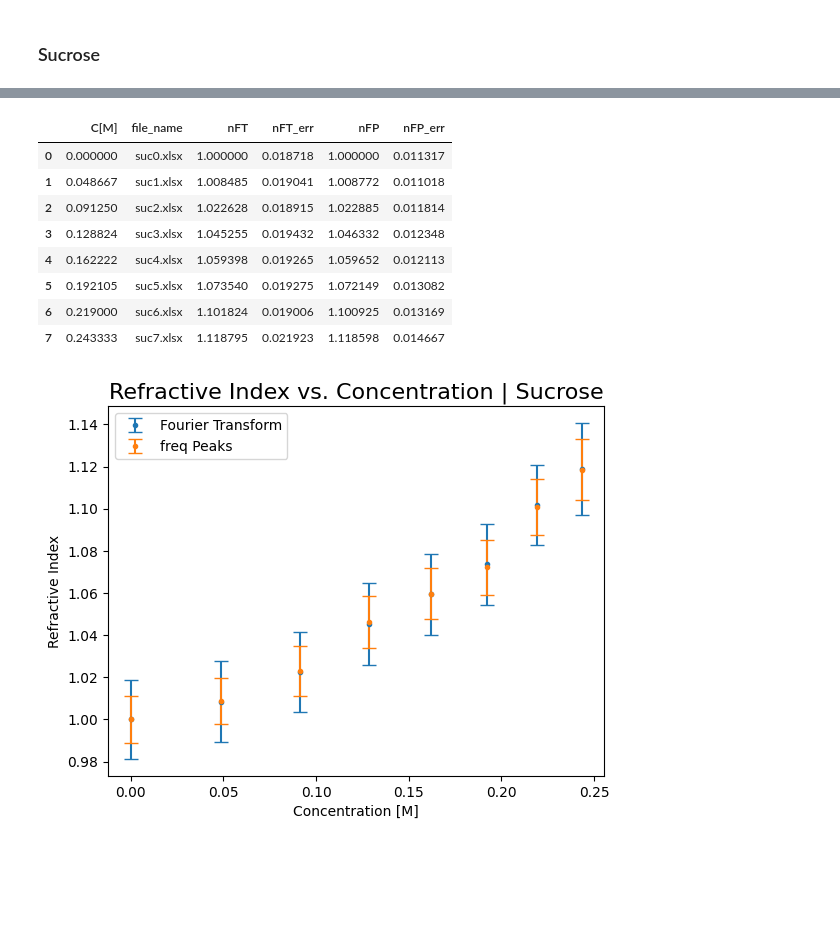
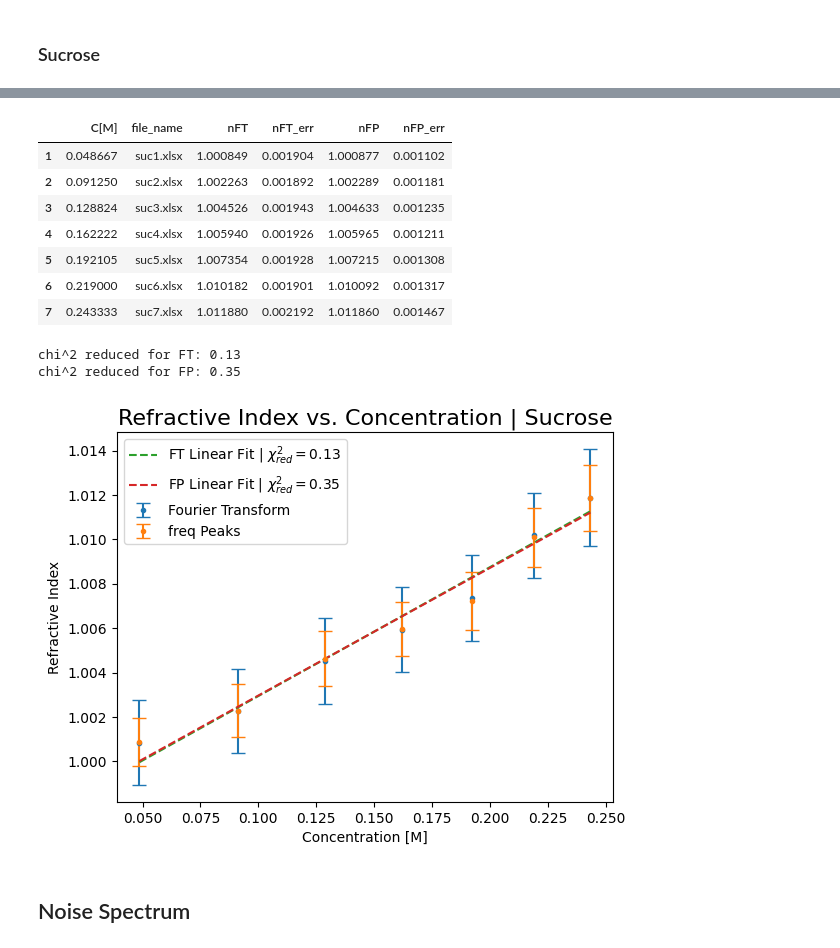
Before and after one commit to YehonathanBarda/PhyChemLab, a Jupyter notebook: Interferometry.ipynb, the cells around one changed output, grey strips where cells are left out. Saved outputs shown, nothing was run; the diff lists cells and outputs as text; code cells hidden in the pictures; blank space fills up the shorter version.

```diff
--- a/Interferometry.ipynb
+++ b/Interferometry.ipynb
@@ -484,9 +591,11 @@ plt.show()
 # %%
+from scipy.odr import ODR, Model, RealData
+
 concentration_file = os.path.join("interferometry_data","conc_interferometer.xlsx")
 concentration_data = pd.read_excel(concentration_file, sheet_name= 'sucrose - py')
 data_folder = os.path.join('interferometry_data','sucrose')
 reference_file = 'interferometry_data\sucrose\suc0.xlsx'
-d = 0.1e3 # cuvettes thickness in um
+d = 1e3 # cuvettes thickness in um
 
 delta_xFT_ref, delta_xFT_err_ref, delta_xFP_ref, delta_xFP_err_ref = calc_file2(reference_file,plot = False, width = 5, distance = 100, threshold = 2000) # um
 
@@ -494,14 +603,6 @@ FT_list = [delta_xFT_ref]
 FT_err_list = [delta_xFT_err_ref]
 FP_list = [delta_xFP_ref]
 FP_err_list = [delta_xFP_err_ref]
-
-# for file in concentration_data['file_name']:
-#     file_path = os.path.join(data_folder, file)
-#     delta_xFT_mes, delta_xFT_err_mes, delta_xFP_mes, delta_xFP_err_mes = calc_file2(file_path, plot = True, width = 5, distance = 70, threshold = 2000) # um
-#     FT_list.append(delta_xFT_mes)
-#     FT_err_list.append(delta_xFT_err_mes)
-#     FP_list.append(delta_xFP_mes)
-#     FP_err_list.append(delta_xFP_err_mes)
 
 
 file_path = os.path.join(data_folder, 'suc1.xlsx')
@@ -540,41 +641,80 @@ FP_list.append(delta_xFP_mes)
 FP_err_list.append(delta_xFP_err_mes)
 
 file_path = os.path.join(data_folder, 'suc6.xlsx')
 delta_xFT_mes, delta_xFT_err_mes, delta_xFP_mes, delta_xFP_err_mes = calc_file2(file_path, plot = False, width = 5, distance = 38, threshold = 2000, ignore=(0,540)) # um
 FT_list.append(delta_xFT_mes)
 FT_err_list.append(delta_xFT_err_mes)
 FP_list.append(delta_xFP_mes)
 FP_err_list.append(delta_xFP_err_mes)
 
 file_path = os.path.join(data_folder, 'suc7.xlsx')
-delta_xFT_mes, delta_xFT_err_mes, delta_xFP_mes, delta_xFP_err_mes = calc_file2(file_path, plot = False, width = 2, distance = 27, threshold = 8000, ignore=(430,640)) # um
+delta_xFT_mes, delta_xFT_err_mes, delta_xFP_mes, delta_xFP_err_mes = calc_file2(file_path, plot = False, width = 2, distance = 27, threshold = 8000, ignore=(430,640), limy= (0,2e7)) # um
 FT_list.append(delta_xFT_mes)
 FT_err_list.append(delta_xFT_err_mes)
 FP_list.append(delta_xFP_mes)
 FP_err_list.append(delta_xFP_err_mes)
 
 # print('FT_list:', FT_list)
 concentration_data['nFT'] = (np.array(FT_list) - delta_xFT_ref) / (2 * d) + 1
 concentration_data['nFT_err'] = np.sqrt(np.array(FT_err_list)**2 + delta_xFT_err_mes**2) / (2 * d)
 concentration_data['nFP'] =(np.array(FP_list) - delta_xFP_ref) / (2 * d) + 1
 concentration_data['nFP_err'] = np.sqrt(np.array(FP_err_list)**2 + delta_xFP_err_mes**2) / (2 * d)
+concentration_data.drop(0, inplace = True)
 display(concentration_data)
-
 plt.errorbar(concentration_data['C[M]'], concentration_data['nFT'], yerr=concentration_data['nFT_err'], fmt='.', label = 'Fourier Transform', capsize=5)
 plt.errorbar(concentration_data['C[M]'], concentration_data['nFP'], yerr=concentration_data['nFP_err'], fmt='.', label= 'freq Peaks', capsize=5)
+
+def linear_func(p, x):
+    return p[0] * x + p[1]
+
+linear_model = Model(linear_func)
+
+# Prepare data for FT
+data_FT = RealData(concentration_data['C[M]'], concentration_data['nFT'], sx=None, sy=concentration_data['nFT_err'])
+odr_FT = ODR(data_FT, linear_model, beta0=[1., 0.])
+output_FT = odr_FT.run()
+slope_FT, intercept_FT = output_FT.beta
+slope_FT_err, intercept_FT_err = output_FT.sd_beta
+
+# Prepare data for FP
+data_FP = RealData(concentration_data['C[M]'], concentration_data['nFP'], sx=None, sy=concentration_data['nFP_err'])
+odr_FP = ODR(data_FP, linear_model, beta0=[1., 0.])
+output_FP = odr_FP.run()
+slope_FP, intercept_FP = output_FP.beta
+slope_FP_err, intercept_FP_err = output_FP.sd_beta
+
+# Plot the fit results
+x_fit = np.linspace(concentration_data['C[M]'].min(), concentration_data['C[M]'].max(), 100)
+y_fit_FT = linear_func(output_FT.beta, x_fit)
+y_fit_FP = linear_func(output_FP.beta, x_fit)
+# Calculate chi^2 reduced for FT
+chi2_FT = np.sum(((concentration_data['nFT'] - linear_func(output_FT.beta, concentration_data['C[M]'])) / concentration_data['nFT_err'])**2)
+chi2_red_FT = chi2_FT / (len(concentration_data) - len(output_FT.beta))
+print(f'chi^2 reduced for FT: {chi2_red_FT:.2f}')
+
+# Calculate chi^2 reduced for FP
+chi2_FP = np.sum(((concentration_data['nFP'] - linear_func(output_FP.beta, concentration_data['C[M]'])) / concentration_data['nFP_err'])**2)
+chi2_red_FP = chi2_FP / (len(concentration_data) - len(output_FP.beta))
+print(f'chi^2 reduced for FP: {chi2_red_FP:.2f}')
+plt.plot(x_fit, y_fit_FT, ls = '--', label=r'FT Linear Fit | $\chi^2_{red}=$' + f'{chi2_red_FT:.2f}')
+plt.plot(x_fit, y_fit_FP, ls = '--', label=r'FP Linear Fit | $\chi^2_{red}=$' + f'{chi2_red_FP:.2f}')
+
 plt.xlabel('Concentration [M]')
 plt.ylabel('Refractive Index')
 plt.title('Refractive Index vs. Concentration | Sucrose', fontsize = 16)
 plt.legend()
 plt.show()
 # %% [output]
 |  | C[M] | file_name | nFT | nFT_err | nFP | nFP_err |
-| 0 | 0.000000 | suc0.xlsx | 1.000000 | 0.018718 | 1.000000 | 0.011317 |
-| 1 | 0.048667 | suc1.xlsx | 1.008485 | 0.019041 | 1.008772 | 0.011018 |
-| 2 | 0.091250 | suc2.xlsx | 1.022628 | 0.018915 | 1.022885 | 0.011814 |
-| 3 | 0.128824 | suc3.xlsx | 1.045255 | 0.019432 | 1.046332 | 0.012348 |
-| 4 | 0.162222 | suc4.xlsx | 1.059398 | 0.019265 | 1.059652 | 0.012113 |
-| 5 | 0.192105 | suc5.xlsx | 1.073540 | 0.019275 | 1.072149 | 0.013082 |
-| 6 | 0.219000 | suc6.xlsx | 1.101824 | 0.019006 | 1.100925 | 0.013169 |
-| 7 | 0.243333 | suc7.xlsx | 1.118795 | 0.021923 | 1.118598 | 0.014667 |
+| 1 | 0.048667 | suc1.xlsx | 1.000849 | 0.001904 | 1.000877 | 0.001102 |
+| 2 | 0.091250 | suc2.xlsx | 1.002263 | 0.001892 | 1.002289 | 0.001181 |
+| 3 | 0.128824 | suc3.xlsx | 1.004526 | 0.001943 | 1.004633 | 0.001235 |
+| 4 | 0.162222 | suc4.xlsx | 1.005940 | 0.001926 | 1.005965 | 0.001211 |
+| 5 | 0.192105 | suc5.xlsx | 1.007354 | 0.001928 | 1.007215 | 0.001308 |
+| 6 | 0.219000 | suc6.xlsx | 1.010182 | 0.001901 | 1.010092 | 0.001317 |
+| 7 | 0.243333 | suc7.xlsx | 1.011880 | 0.002192 | 1.011860 | 0.001467 |
+chi^2 reduced for FT: 0.13
+chi^2 reduced for FP: 0.35
-[figure, old version]
+[figure, new version]
+# %% [markdown]
+## Noise Spectrum
```
Also changed, not shown: parts of 12 cells of this notebook, 29 other files.
